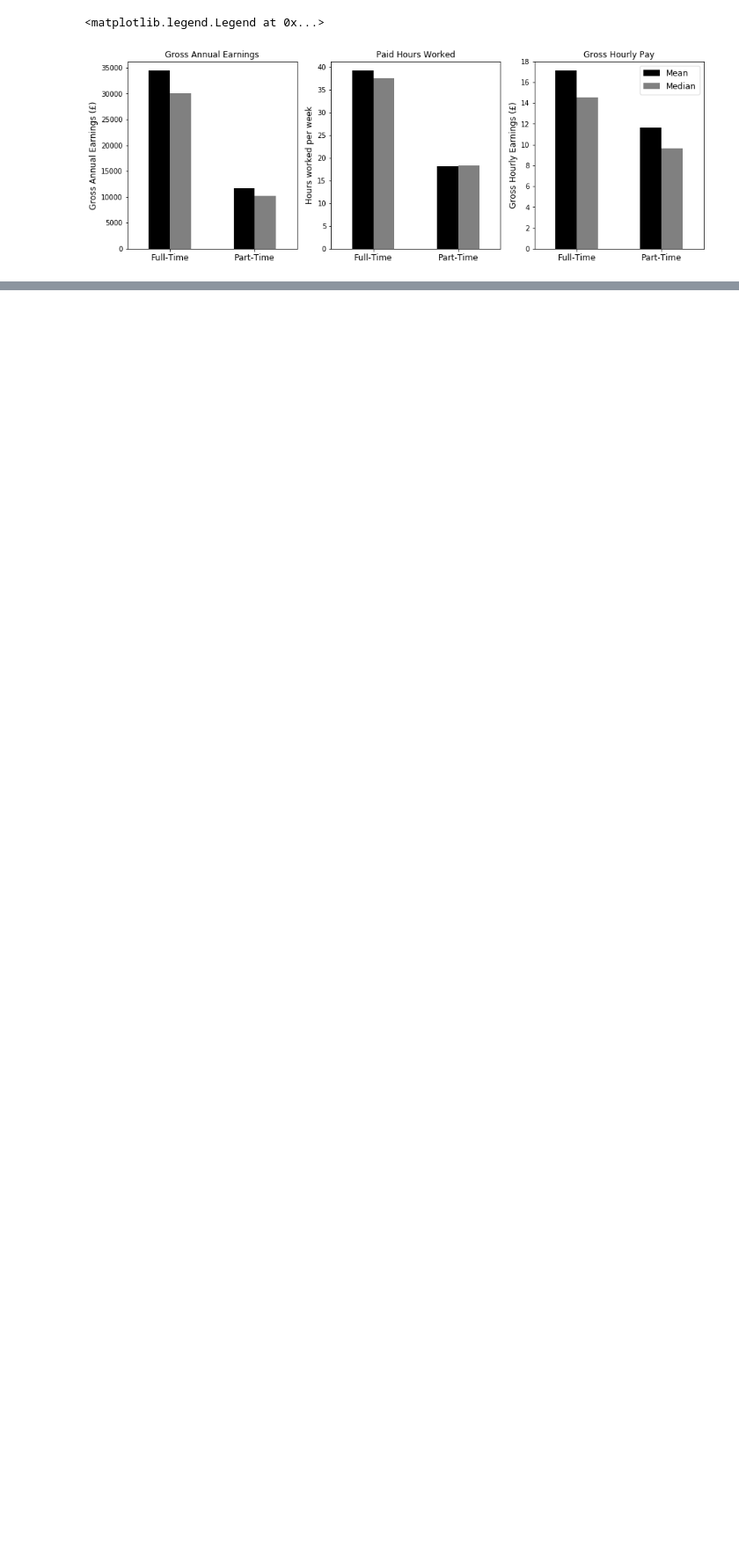
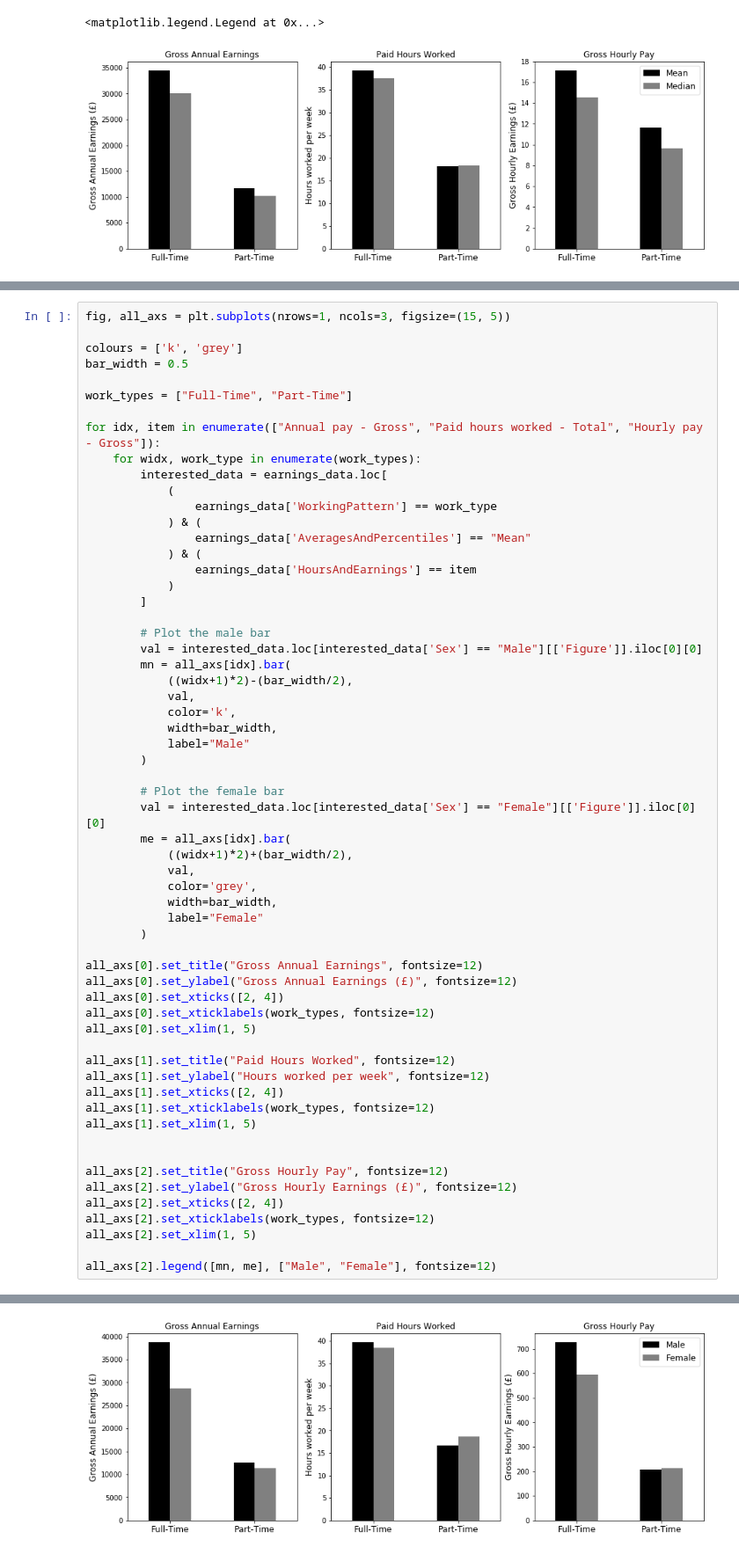
Before and after one commit to Sciprios/SwindonCovid, a Jupyter notebook: Salary/Earnings.ipynb, the cells around one changed output, grey strips where cells are left out. Shown at 88% size. Saved outputs shown, nothing was run; the diff lists cells and outputs as text; blank space fills up the shorter version.

Commit message:
Gender work types

```diff
--- a/Salary/Earnings.ipynb
+++ b/Salary/Earnings.ipynb
@@ -114,0 +98,61 @@ all_axs[2].legend([mn, me], ["Mean", "Median"], fontsize=12)
+# %%
+fig, all_axs = plt.subplots(nrows=1, ncols=3, figsize=(15, 5))
+
+colours = ['k', 'grey']
+bar_width = 0.5
+
+work_types = ["Full-Time", "Part-Time"]
+
+for idx, item in enumerate(["Annual pay - Gross", "Paid hours worked - Total", "Hourly pay - Gross"]):
+    for widx, work_type in enumerate(work_types):
+        interested_data = earnings_data.loc[
+            (
+                earnings_data['WorkingPattern'] == work_type
+            ) & (
+                earnings_data['AveragesAndPercentiles'] == "Mean"
+            ) & (
+                earnings_data['HoursAndEarnings'] == item
+            )
+        ]
+
+        # Plot the male bar
+        val = interested_data.loc[interested_data['Sex'] == "Male"][['Figure']].iloc[0][0]
+        mn = all_axs[idx].bar(
+            ((widx+1)*2)-(bar_width/2),
+            val,
+            color='k',
+            width=bar_width,
+            label="Male"
+        )
+
+        # Plot the female bar
+        val = interested_data.loc[interested_data['Sex'] == "Female"][['Figure']].iloc[0][0]
+        me = all_axs[idx].bar(
+            ((widx+1)*2)+(bar_width/2),
+            val,
+            color='grey',
+            width=bar_width,
+            label="Female"
+        )
+
+all_axs[0].set_title("Gross Annual Earnings", fontsize=12)
+all_axs[0].set_ylabel("Gross Annual Earnings (£)", fontsize=12)
+all_axs[0].set_xticks([2, 4])
+all_axs[0].set_xticklabels(work_types, fontsize=12)
+all_axs[0].set_xlim(1, 5)
+
+all_axs[1].set_title("Paid Hours Worked", fontsize=12)
+all_axs[1].set_ylabel("Hours worked per week", fontsize=12)
+all_axs[1].set_xticks([2, 4])
+all_axs[1].set_xticklabels(work_types, fontsize=12)
+all_axs[1].set_xlim(1, 5)
+
+
+all_axs[2].set_title("Gross Hourly Pay", fontsize=12)
+all_axs[2].set_ylabel("Gross Hourly Earnings (£)", fontsize=12)
+all_axs[2].set_xticks([2, 4])
+all_axs[2].set_xticklabels(work_types, fontsize=12)
+all_axs[2].set_xlim(1, 5)
+
+all_axs[2].legend([mn, me], ["Male", "Female"], fontsize=12)
+# %% [output]
@@ -114,0 +160 @@ all_axs[2].legend([mn, me], ["Mean", "Median"], fontsize=12)
+[figure, added]
```
Also changed, not shown: parts of 4 cells of this notebook.
